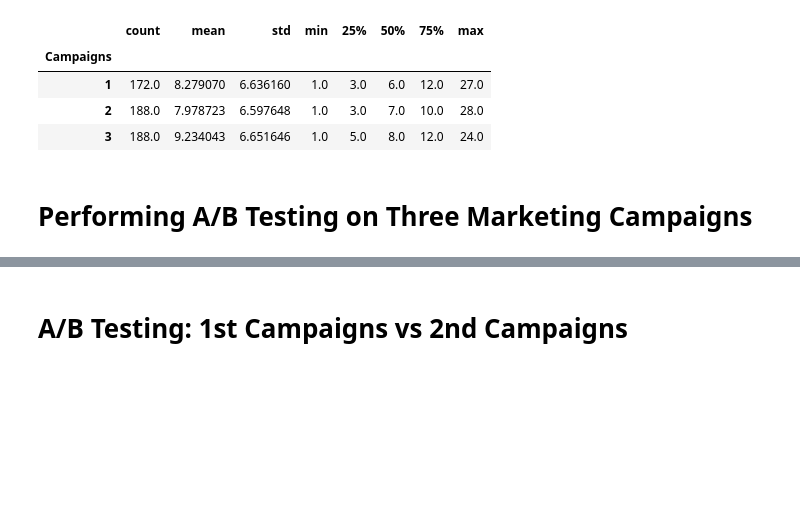
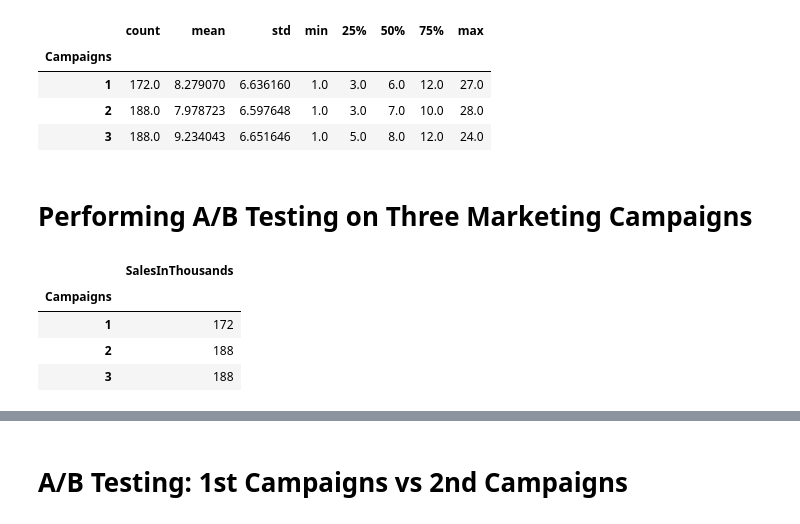
Before and after one commit to mikezinovenkov/A-B_Testing_practice, a Jupyter notebook: AB_testing.ipynb, the cells around one changed output, grey strips where cells are left out. Saved outputs shown, nothing was run; the diff lists cells and outputs as text; code cells hidden in the pictures; blank space fills up the shorter version.

```diff
--- a/AB_testing.ipynb
+++ b/AB_testing.ipynb
@@ -144,4 +144,12 @@ df.groupby('Campaigns').describe()['AgeofOutlets']
 | 3 | 188.0 | 9.234043 | 6.651646 | 1.0 | 5.0 | 8.0 | 12.0 | 24.0 |
 # %% [markdown]
 # Performing A/B Testing on Three Marketing Campaigns
+# %%
+df.groupby(['Campaigns']).agg({'SalesInThousands':'count'})
+# %% [output]
+|  | SalesInThousands |
+| Campaigns |  |
+| 1 | 172 |
+| 2 | 188 |
+| 3 | 188 |
 # %%
```
Also changed, not shown: parts of 13 cells of this notebook.
